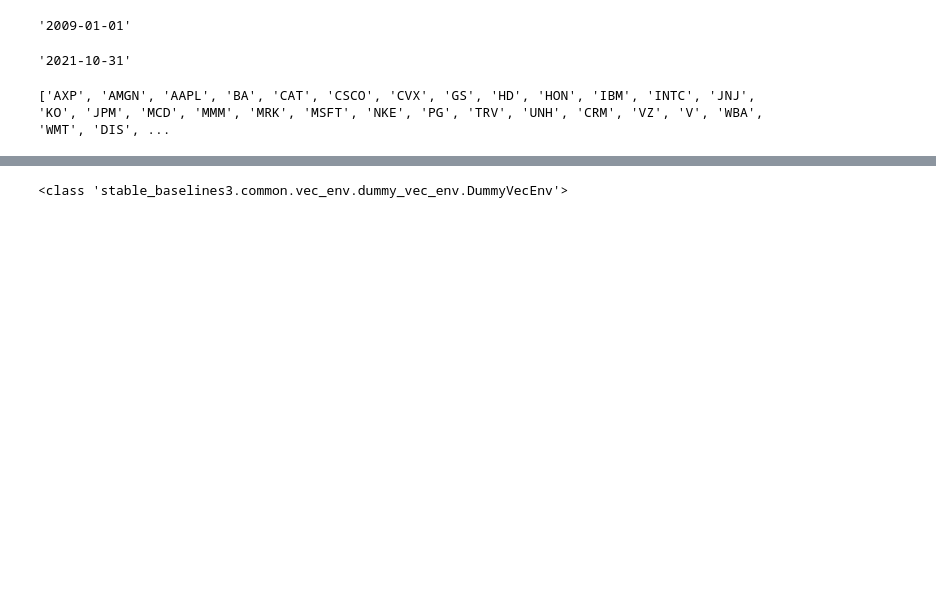
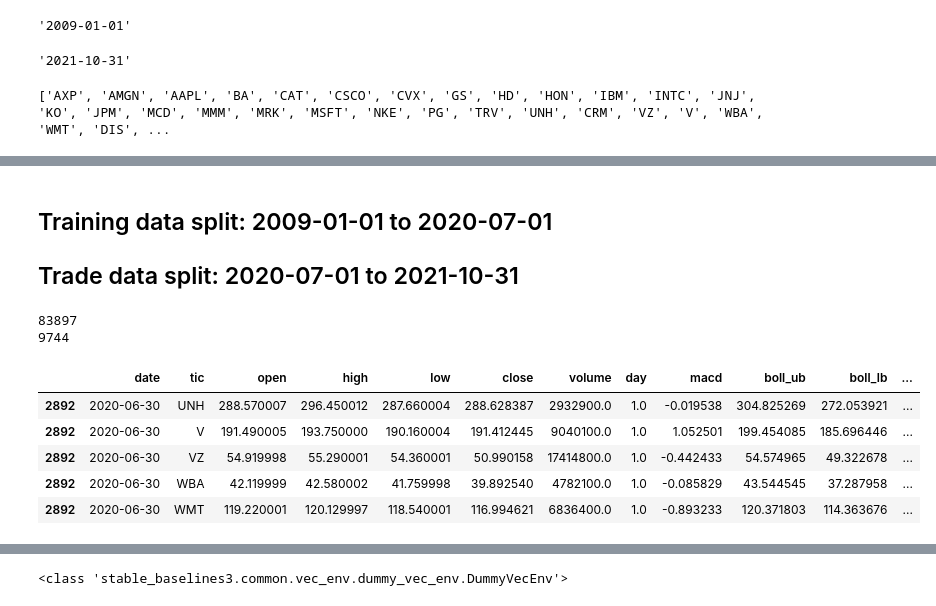
Before and after one commit to tztsai/Auto-Stock-Trading-RL, a Jupyter notebook: project/main.ipynb, the cells around one changed output, grey strips where cells are left out. Cells and saved outputs as stored; diff of their text form; code cells hidden in the pictures; blank space fills up the shorter version.

```diff
--- a/project/main.ipynb
+++ b/project/main.ipynb
@@ -529,3 +258,23 @@ train.head()
+# %% [markdown]
+ ## Training data split: 2009-01-01 to 2020-07-01
+ ## Trade data split: 2020-07-01 to 2021-10-31
+# %%
+train = data_split(processed_full, '2009-01-01','2020-07-01')
+trade = data_split(processed_full, '2020-07-01','2021-10-31')
+print(len(train))
+print(len(trade))
+# %% [output]
+83897
+9744
+# %%
+train.tail()
+# %% [output]
+|  | date | tic | open | high | low | close | volume | day | macd | boll_ub | boll_lb | ... |
+| 2892 | 2020-06-30 | UNH | 288.570007 | 296.450012 | 287.660004 | 288.628387 | 2932900.0 | 1.0 | -0.019538 | 304.825269 | 272.053921 | ... |
+| 2892 | 2020-06-30 | V | 191.490005 | 193.750000 | 190.160004 | 191.412445 | 9040100.0 | 1.0 | 1.052501 | 199.454085 | 185.696446 | ... |
+| 2892 | 2020-06-30 | VZ | 54.919998 | 55.290001 | 54.360001 | 50.990158 | 17414800.0 | 1.0 | -0.442433 | 54.574965 | 49.322678 | ... |
+| 2892 | 2020-06-30 | WBA | 42.119999 | 42.580002 | 41.759998 | 39.892540 | 4782100.0 | 1.0 | -0.085829 | 43.544545 | 37.287958 | ... |
+| 2892 | 2020-06-30 | WMT | 119.220001 | 120.129997 | 118.540001 | 116.994621 | 6836400.0 | 1.0 | -0.893233 | 120.371803 | 114.363676 | ... |
 # %%
 trade.head()
 # %% [output]
```
Also changed, not shown: parts of 104 cells of this notebook, 1 other file.
